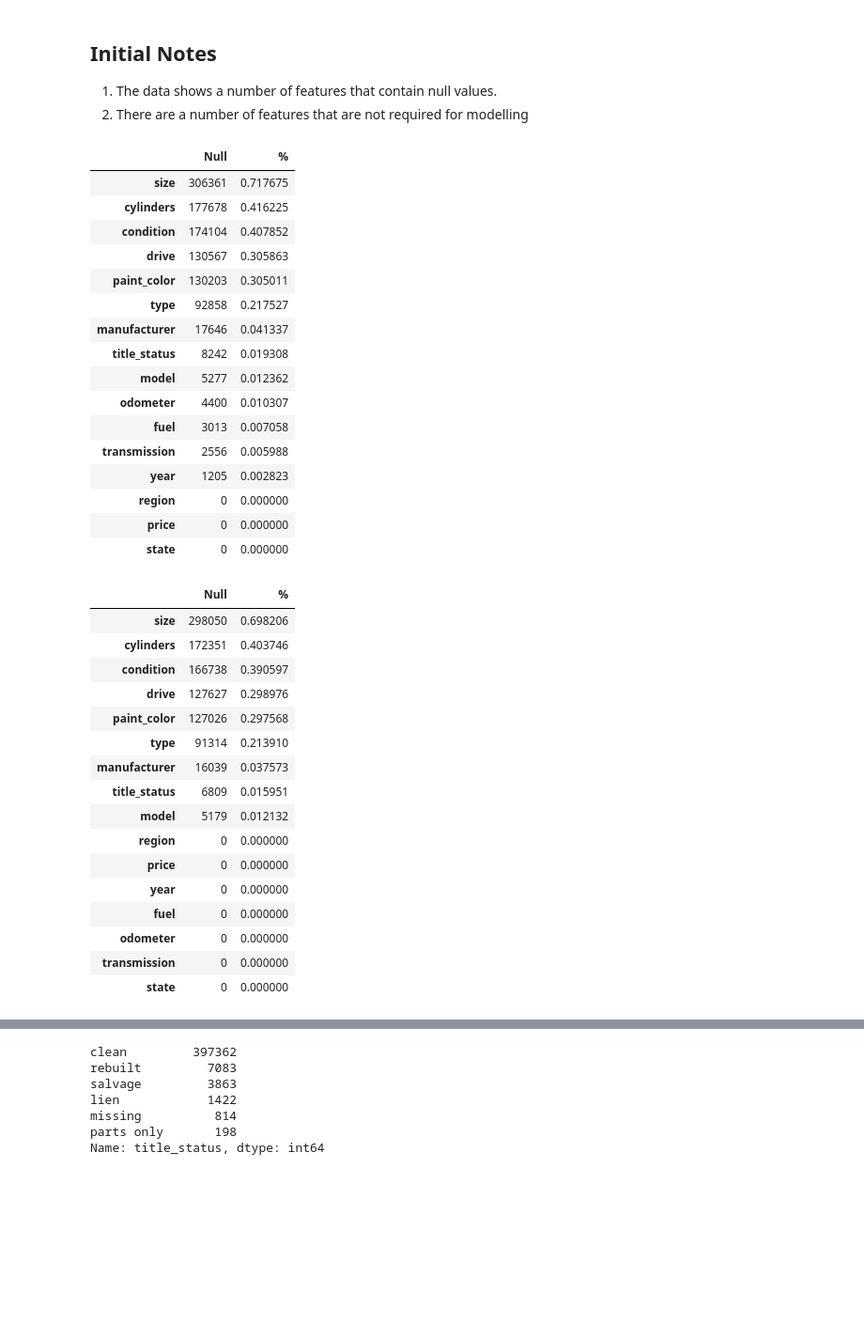
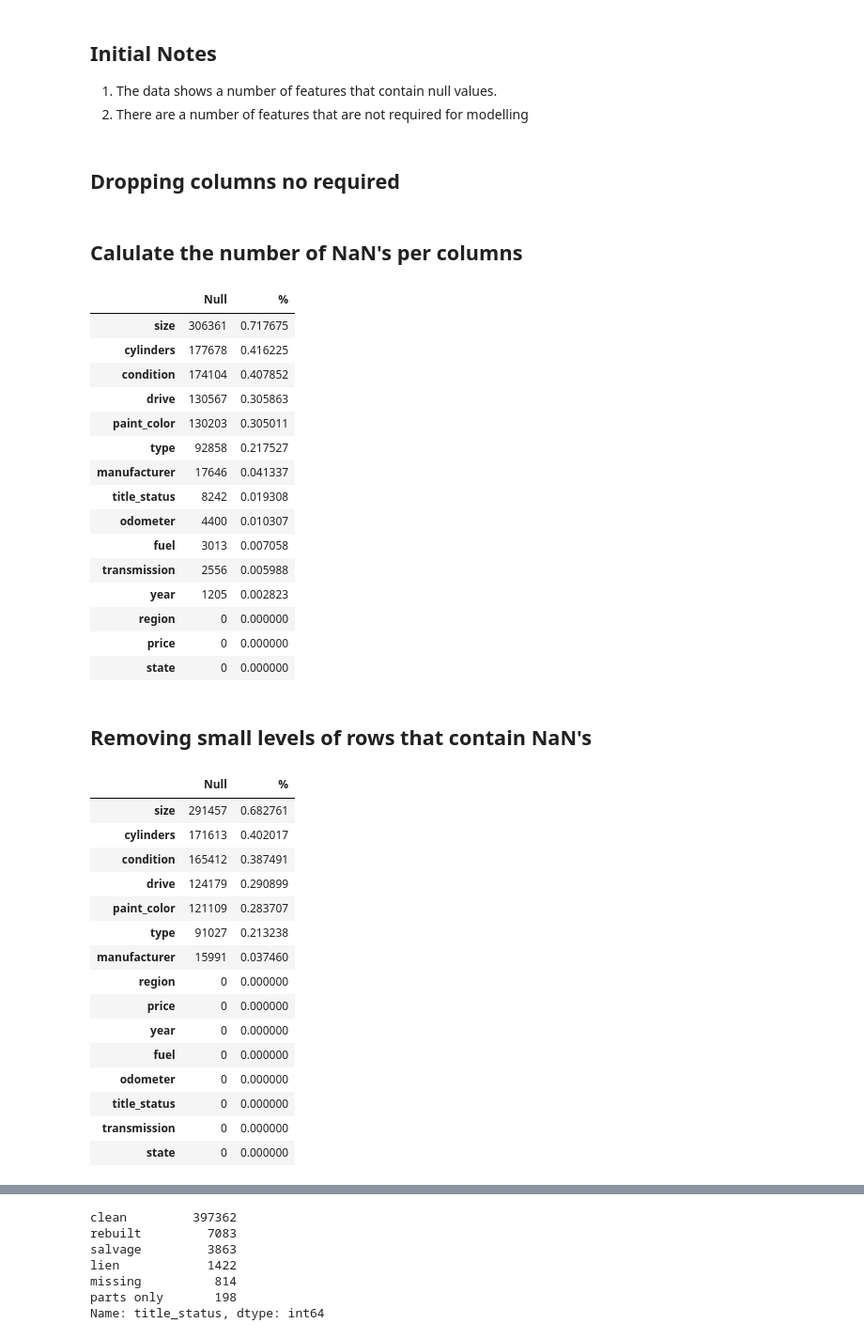
Before and after one commit to foleym7/UsedCarsML, a Jupyter notebook: src/clean_data.ipynb, the cells around one changed output, grey strips where cells are left out. Shown: that part at 94% size. Cells and saved outputs as stored; diff of their text form; code cells hidden in the pictures; blank space fills up the shorter version.

```diff
--- a/src/clean_data.ipynb
+++ b/src/clean_data.ipynb
@@ -55,9 +42,13 @@ Wall time: 229 ms
 ## Initial Notes
 1. The data shows a number of features that contain null values.
 2. There are a number of features that are not required for modelling
+# %% [markdown]
+## Dropping columns no required
 # %%
 #drop all columns not required for modelling
-data_1 = raw_data.drop(columns=['id', 'url','region_url','VIN', 'county', 'lat','long', 'posting_date', 'image_url', 'description'])
+data_1 = raw_data.drop(columns=['id', 'url','region_url','VIN', 'county', 'lat','long', 'posting_date', 'image_url', 'description', 'model'])
+# %% [markdown]
+## Calulate the number of NaN's per columns
 # %%
 #count up the number of nulls
 
@@ -76,7 +67,6 @@ null_check.sort_values('%',ascending=False)
 | type | 92858 | 0.217527 |
 | manufacturer | 17646 | 0.041337 |
 | title_status | 8242 | 0.019308 |
-| model | 5277 | 0.012362 |
 | odometer | 4400 | 0.010307 |
 | fuel | 3013 | 0.007058 |
 | transmission | 2556 | 0.005988 |
@@ -84,29 +74,30 @@ null_check.sort_values('%',ascending=False)
 | region | 0 | 0.000000 |
 | price | 0 | 0.000000 |
 | state | 0 | 0.000000 |
+# %% [markdown]
+## Removing small levels of rows that contain NaN's
 # %%
 #removing the rows that are missing <= 10% of the over data
-data_2 = data_1.dropna(subset=['year','transmission', 'fuel', 'odometer'])
+data_2 = data_1.dropna(subset=['year','transmission', 'fuel', 'odometer','title_status'])
 null_check_2 = data_2.isnull().sum()
 null_check_2 = pd.DataFrame(null_check_2, columns=["Null"])
 total = len(raw_data)
 null_check_2['%'] = pd.DataFrame(null_check_2['Null']/total)
 null_check_2.sort_values('%',ascending=False)
 # %% [output]
 |  | Null | % |
-| size | 298050 | 0.698206 |
-| cylinders | 172351 | 0.403746 |
-| condition | 166738 | 0.390597 |
-| drive | 127627 | 0.298976 |
-| paint_color | 127026 | 0.297568 |
-| type | 91314 | 0.213910 |
-| manufacturer | 16039 | 0.037573 |
-| title_status | 6809 | 0.015951 |
-| model | 5179 | 0.012132 |
+| size | 291457 | 0.682761 |
+| cylinders | 171613 | 0.402017 |
+| condition | 165412 | 0.387491 |
+| drive | 124179 | 0.290899 |
+| paint_color | 121109 | 0.283707 |
+| type | 91027 | 0.213238 |
+| manufacturer | 15991 | 0.037460 |
 | region | 0 | 0.000000 |
 | price | 0 | 0.000000 |
 | year | 0 | 0.000000 |
 | fuel | 0 | 0.000000 |
 | odometer | 0 | 0.000000 |
+| title_status | 0 | 0.000000 |
 | transmission | 0 | 0.000000 |
 | state | 0 | 0.000000 |
```
Also changed, not shown: parts of 40 cells of this notebook, 1 other file.
